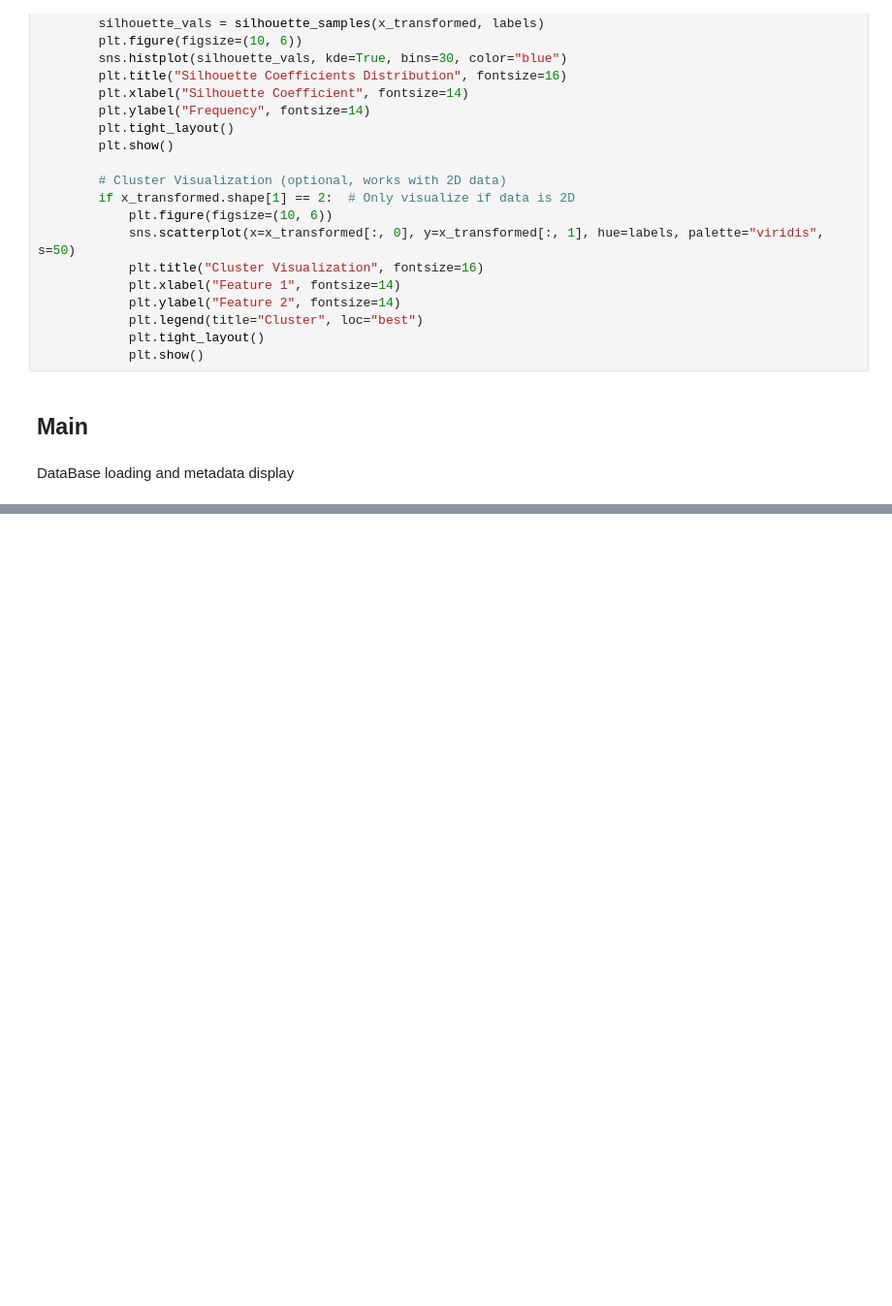
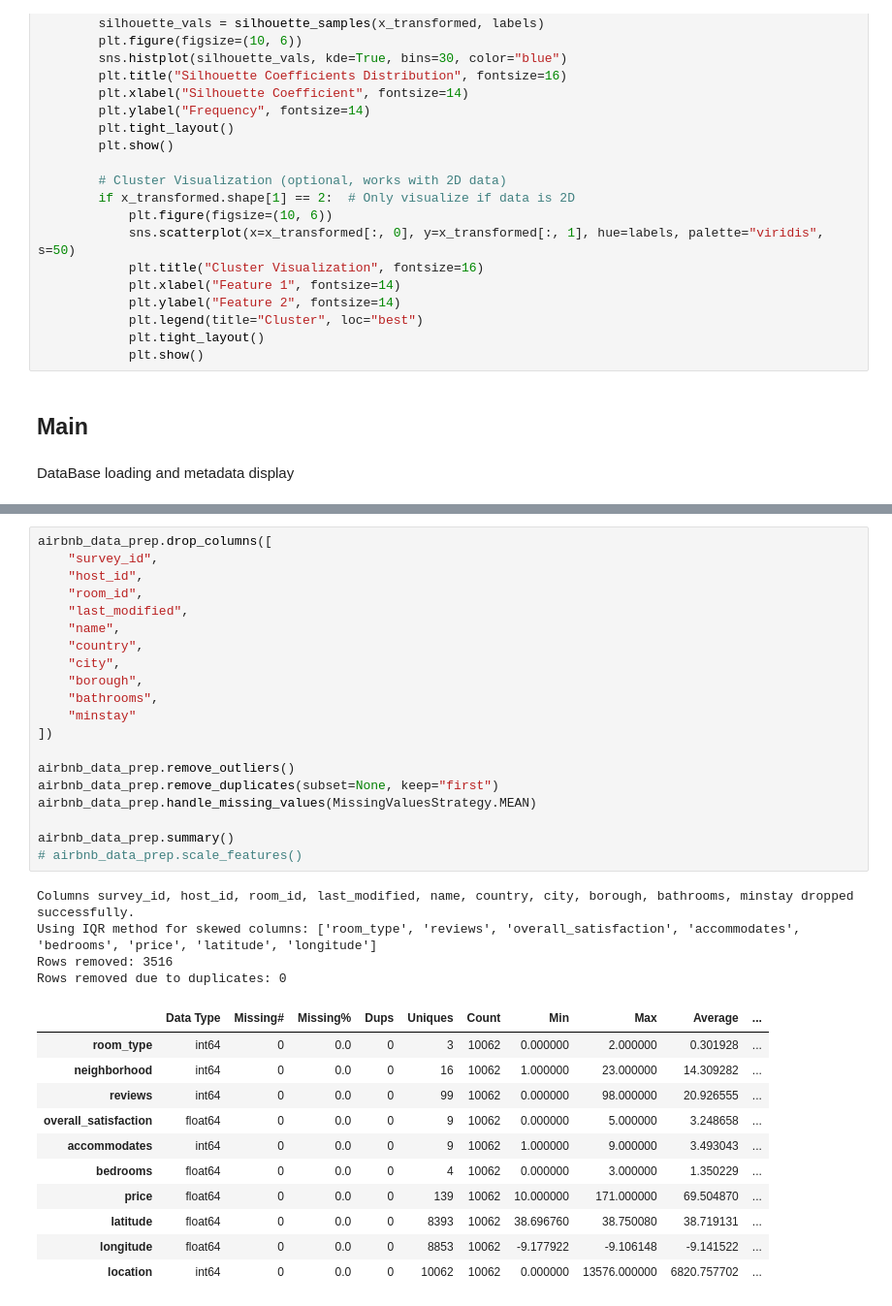
Before and after one commit to Gutelvam/AIFundamentsClass, a Jupyter notebook: notebooks/Assessment_2_multimodel_pipeline.ipynb, the cells around one changed output, grey strips where cells are left out. Shown at 97% size. Cells and saved outputs as stored; diff of their text form; blank space fills up the shorter version.

```diff
--- a/notebooks/Assessment_2_multimodel_pipeline.ipynb
+++ b/notebooks/Assessment_2_multimodel_pipeline.ipynb
@@ -614,0 +655,36 @@ Rows removed due to duplicates: 0
+# %%
+airbnb_data_prep.drop_columns([
+	"survey_id",
+	"host_id",
+	"room_id",
+	"last_modified",
+	"name",
+	"country",
+	"city",
+	"borough",
+	"bathrooms",
+	"minstay"
+])
+
+airbnb_data_prep.remove_outliers()
+airbnb_data_prep.remove_duplicates(subset=None, keep="first")
+airbnb_data_prep.handle_missing_values(MissingValuesStrategy.MEAN)
+
+airbnb_data_prep.summary()
+# airbnb_data_prep.scale_features()
+# %% [output]
+Columns survey_id, host_id, room_id, last_modified, name, country, city, borough, bathrooms, minstay dropped successfully.
+Using IQR method for skewed columns: ['room_type', 'reviews', 'overall_satisfaction', 'accommodates', 'bedrooms', 'price', 'latitude', 'longitude']
+Rows removed: 3516
+Rows removed due to duplicates: 0
+|  | Data Type | Missing# | Missing% | Dups | Uniques | Count | Min | Max | Average | ... |
+| room_type | int64 | 0 | 0.0 | 0 | 3 | 10062 | 0.000000 | 2.000000 | 0.301928 | ... |
+| neighborhood | int64 | 0 | 0.0 | 0 | 16 | 10062 | 1.000000 | 23.000000 | 14.309282 | ... |
+| reviews | int64 | 0 | 0.0 | 0 | 99 | 10062 | 0.000000 | 98.000000 | 20.926555 | ... |
+| overall_satisfaction | float64 | 0 | 0.0 | 0 | 9 | 10062 | 0.000000 | 5.000000 | 3.248658 | ... |
+| accommodates | int64 | 0 | 0.0 | 0 | 9 | 10062 | 1.000000 | 9.000000 | 3.493043 | ... |
+| bedrooms | float64 | 0 | 0.0 | 0 | 4 | 10062 | 0.000000 | 3.000000 | 1.350229 | ... |
+| price | float64 | 0 | 0.0 | 0 | 139 | 10062 | 10.000000 | 171.000000 | 69.504870 | ... |
+| latitude | float64 | 0 | 0.0 | 0 | 8393 | 10062 | 38.696760 | 38.750080 | 38.719131 | ... |
+| longitude | float64 | 0 | 0.0 | 0 | 8853 | 10062 | -9.177922 | -9.106148 | -9.141522 | ... |
+| location | int64 | 0 | 0.0 | 0 | 10062 | 10062 | 0.000000 | 13576.000000 | 6820.757702 | ... |
```
Also changed, not shown: parts of 10 cells of this notebook.
